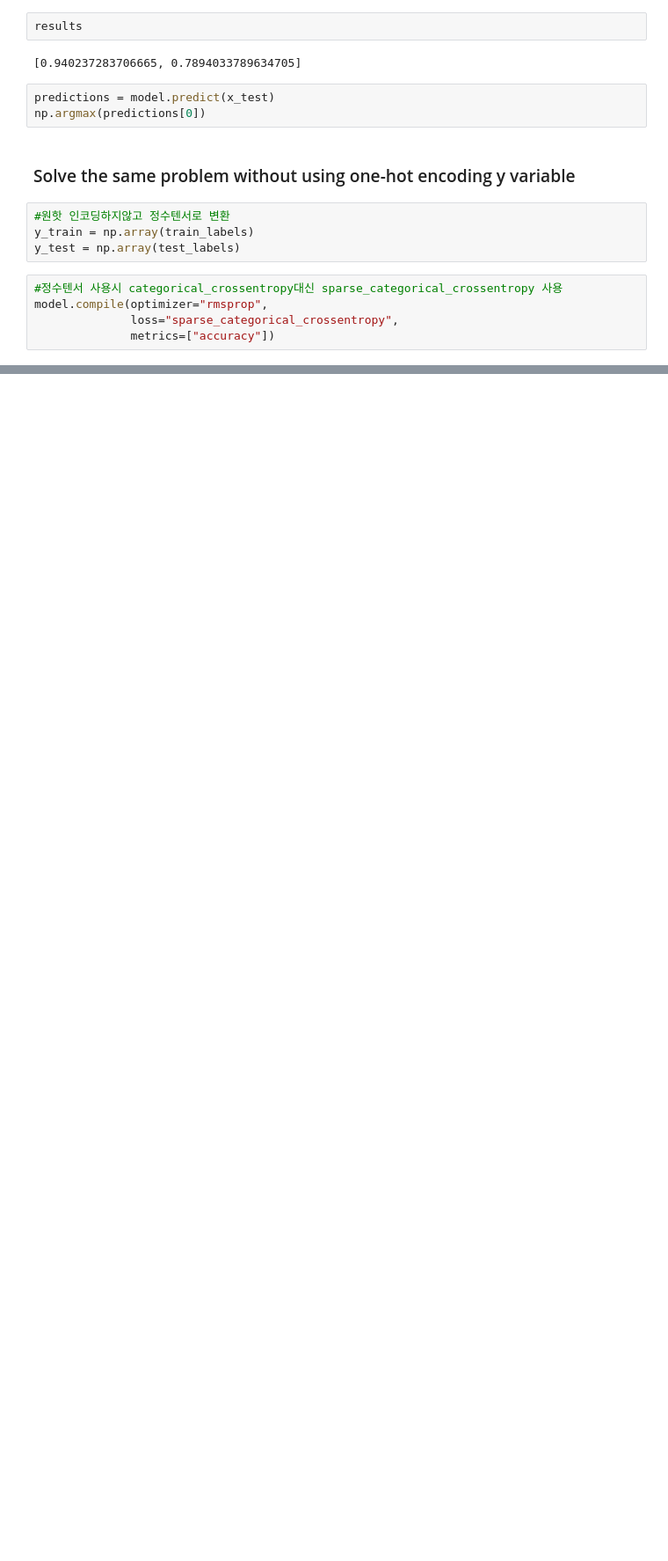
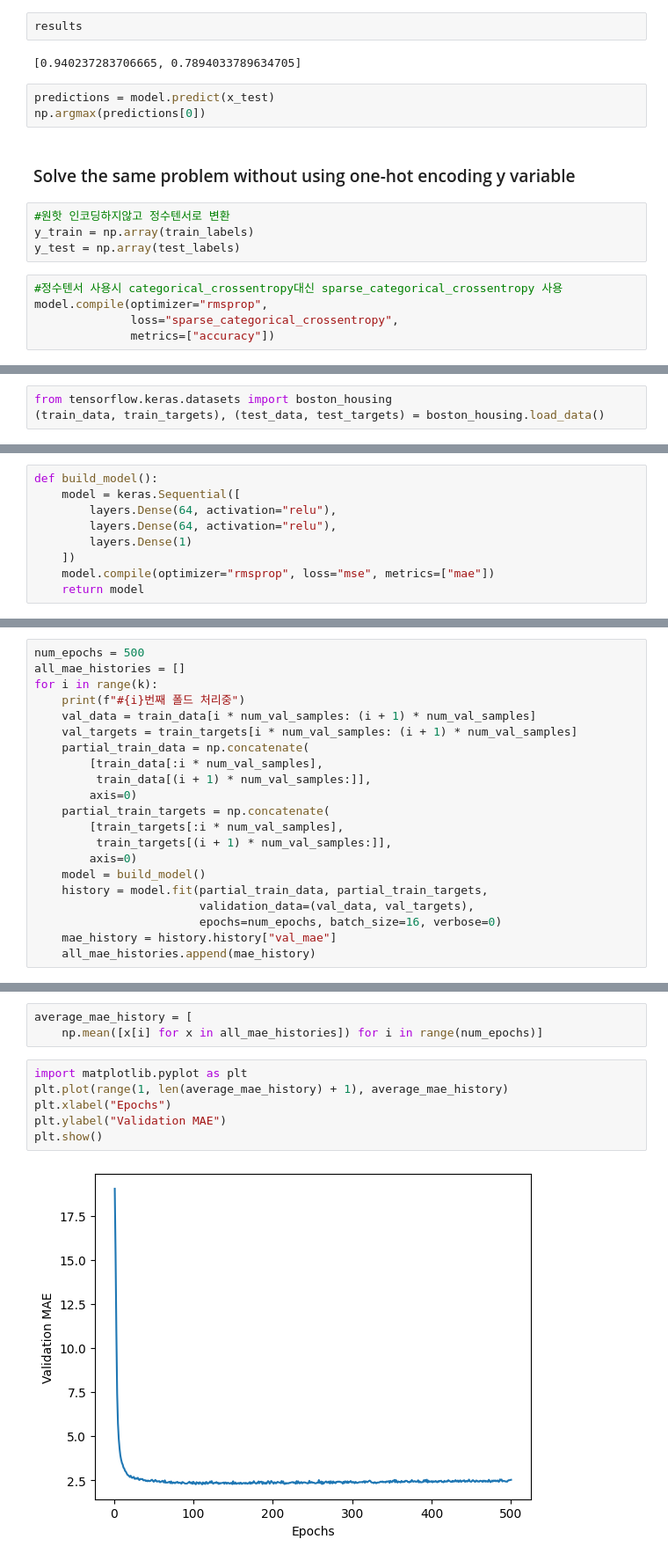
Before and after one commit to gilsu200/DL_study, a Jupyter notebook: Untitled8.ipynb, the cells around one changed output, grey strips where cells are left out. Shown: that part at 88% size. Cells and saved outputs as stored; diff of their text form; blank space fills up the shorter version.

```diff
--- a/Untitled8.ipynb
+++ b/Untitled8.ipynb
@@ -377,0 +380,3 @@ model.compile(optimizer="rmsprop",
+# %%
+from tensorflow.keras.datasets import boston_housing
+(train_data, train_targets), (test_data, test_targets) = boston_housing.load_data()
@@ -377,0 +393,9 @@ model.compile(optimizer="rmsprop",
+# %%
+def build_model():
+    model = keras.Sequential([
+        layers.Dense(64, activation="relu"),
+        layers.Dense(64, activation="relu"),
+        layers.Dense(1)
+    ])
+    model.compile(optimizer="rmsprop", loss="mse", metrics=["mae"])
+    return model
@@ -377,0 +431,21 @@ model.compile(optimizer="rmsprop",
+# %%
+num_epochs = 500
+all_mae_histories = []
+for i in range(k):
+    print(f"#{i}번째 폴드 처리중")
+    val_data = train_data[i * num_val_samples: (i + 1) * num_val_samples]
+    val_targets = train_targets[i * num_val_samples: (i + 1) * num_val_samples]
+    partial_train_data = np.concatenate(
+        [train_data[:i * num_val_samples],
+         train_data[(i + 1) * num_val_samples:]],
+        axis=0)
+    partial_train_targets = np.concatenate(
+        [train_targets[:i * num_val_samples],
+         train_targets[(i + 1) * num_val_samples:]],
+        axis=0)
+    model = build_model()
+    history = model.fit(partial_train_data, partial_train_targets,
+                        validation_data=(val_data, val_targets),
+                        epochs=num_epochs, batch_size=16, verbose=0)
+    mae_history = history.history["val_mae"]
+    all_mae_histories.append(mae_history)
@@ -377,0 +457,11 @@ model.compile(optimizer="rmsprop",
+# %%
+average_mae_history = [
+    np.mean([x[i] for x in all_mae_histories]) for i in range(num_epochs)]
+# %%
+import matplotlib.pyplot as plt
+plt.plot(range(1, len(average_mae_history) + 1), average_mae_history)
+plt.xlabel("Epochs")
+plt.ylabel("Validation MAE")
+plt.show()
+# %% [output]
+[figure, added]
```
Also changed, not shown: parts of 16 cells of this notebook.
